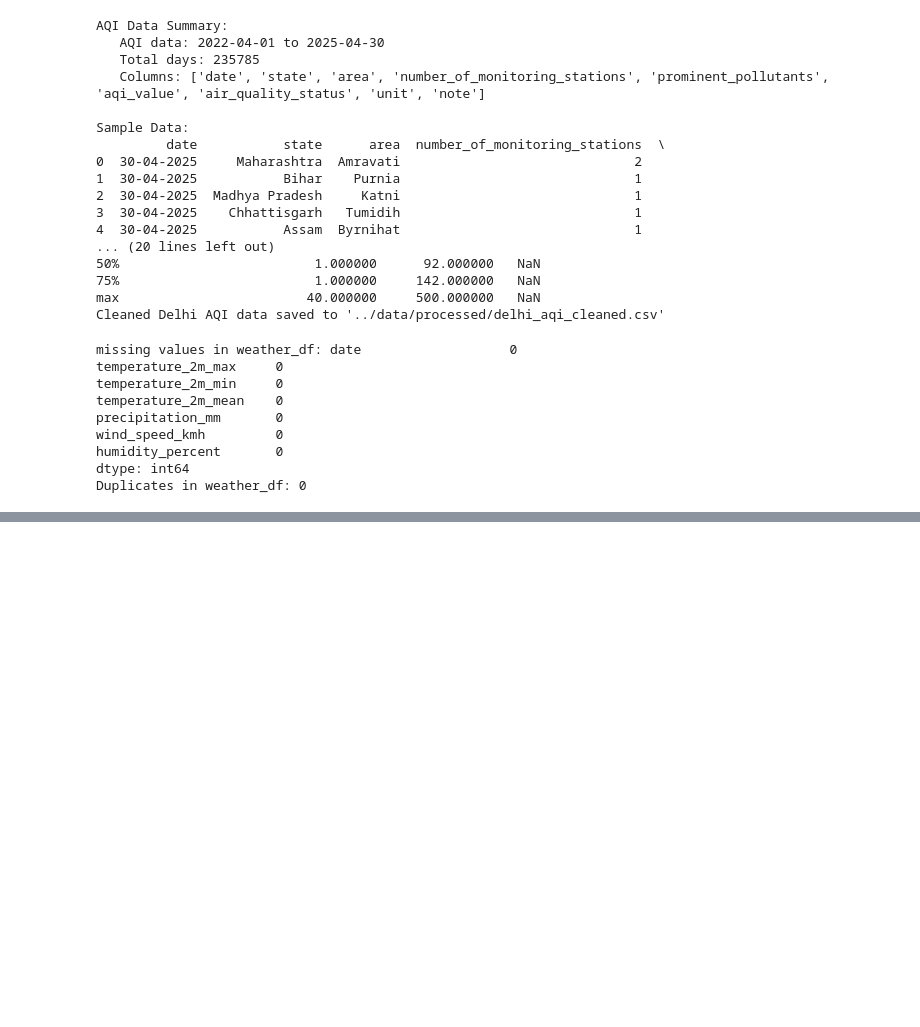
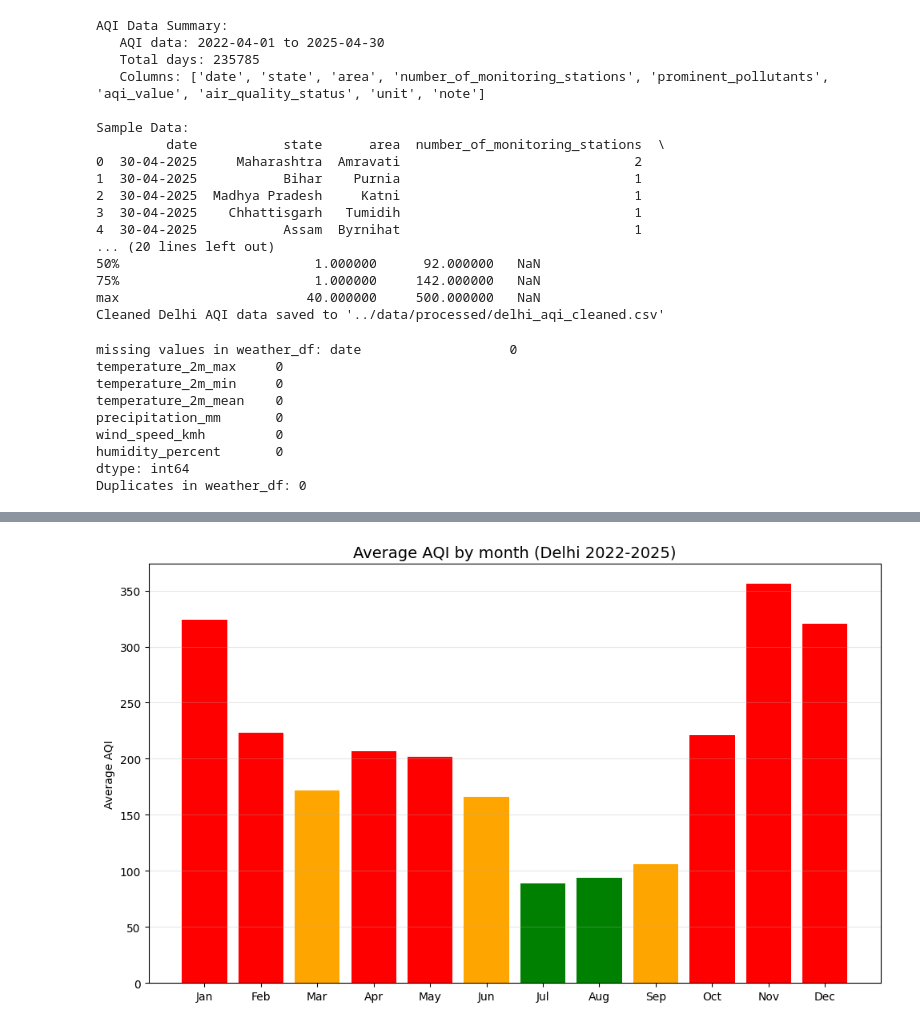
Before and after one commit to Namiiii-sys/Delhi-AQI-Forecast, a Jupyter notebook: notebooks/01_data-exploration.ipynb, the cells around one changed output, grey strips where cells are left out. Cells and saved outputs as stored; diff of their text form; code cells hidden in the pictures; blank space fills up the shorter version.

```diff
--- a/notebooks/01_data-exploration.ipynb
+++ b/notebooks/01_data-exploration.ipynb
@@ -273,0 +380,18 @@ if 'humidity_percent' in merged.columns:
+# %%
+# Chart 2: Monthly Average
+
+monthly_avg = merged.groupby("month")["AQI"].mean()
+months = ['Jan','Feb','Mar','Apr','May','Jun','Jul','Aug','Sep','Oct','Nov','Dec']
+
+colors = ['green' if x<=100 else 'orange' if x<=200 else 'red' for x in monthly_avg]
+
+plt.figure(figsize=(10,6))
+plt.bar(monthly_avg.index, monthly_avg.values, color=colors )
+plt.xticks(range(1,13),months)
+plt.title('Average AQI by month (Delhi 2022-2025)',fontsize=14)
+plt.ylabel('Average AQI',fontsize=10)
+plt.grid(True, alpha=0.3, axis='y')
+plt.tight_layout()
+plt.savefig('../data/outputs/02_monthly_averages.png', dpi=300)
+# %% [output]
+[figure, added]
```
Also changed, not shown: parts of 12 cells of this notebook, 4 other files.
